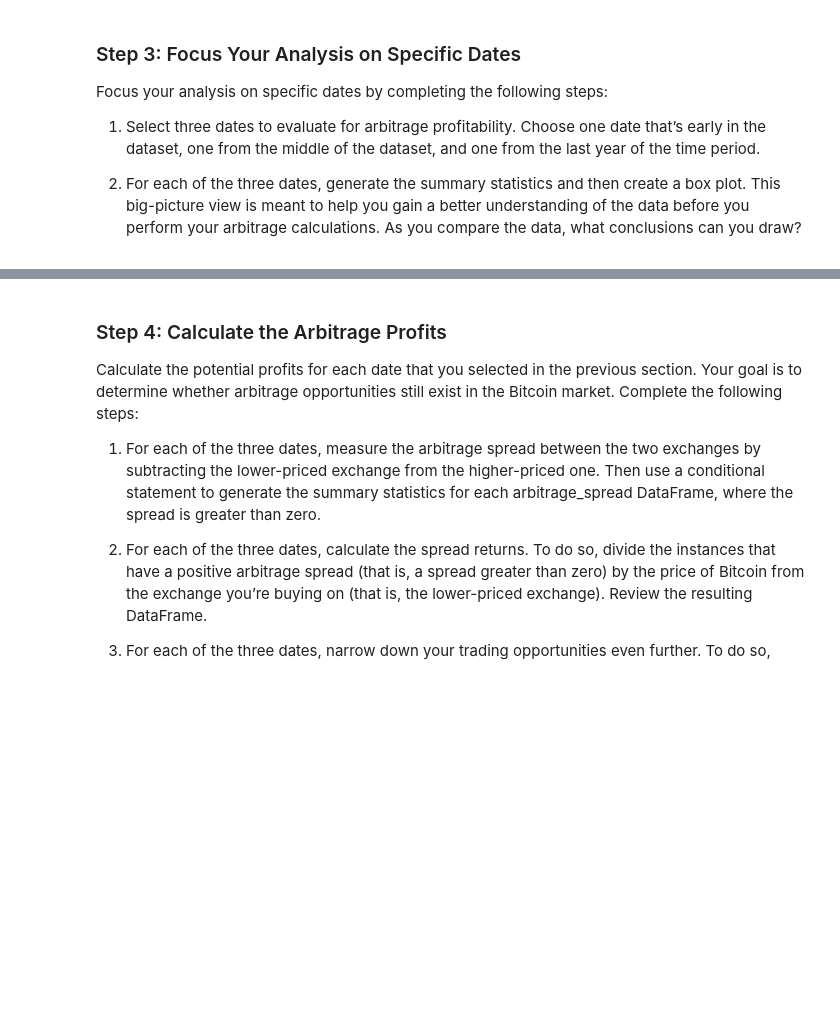
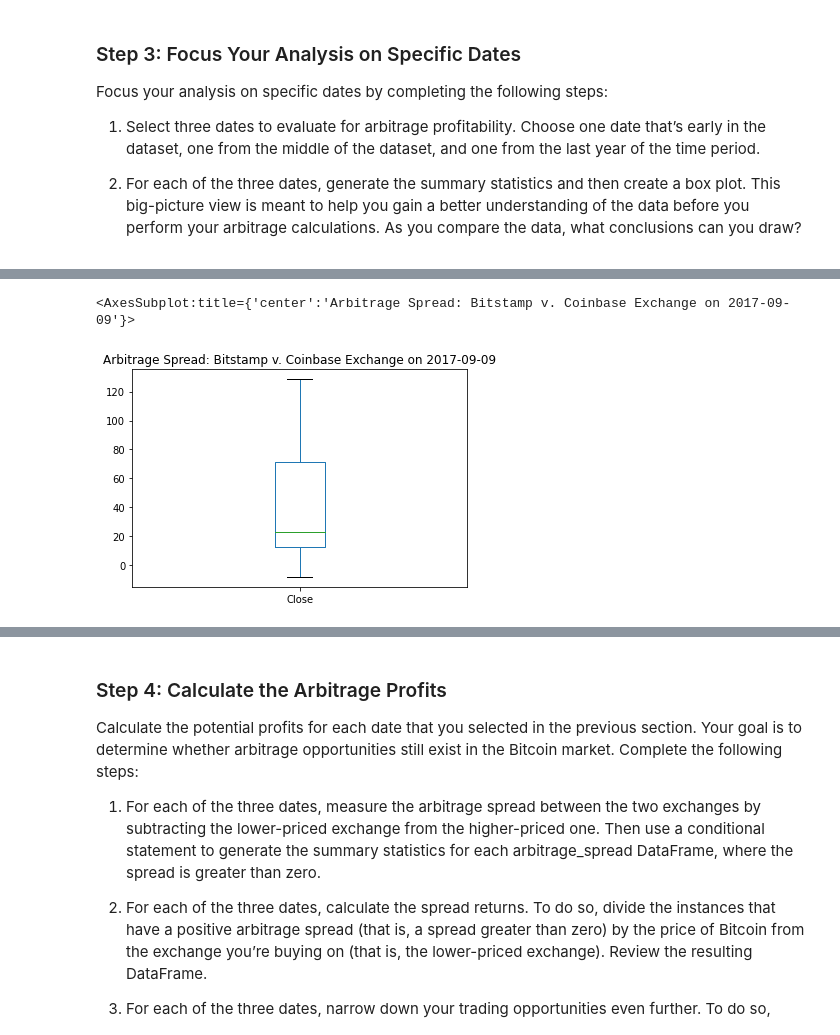
Before and after one commit to AbsurdSophist/Module_3_Challenge, a Jupyter notebook: crypto_arbitrage.ipynb, the cells around one changed output, grey strips where cells are left out. Drawn from its saved outputs; the diff is of its cells as text; code cells hidden in the pictures; blank space fills up the shorter version.

```diff
--- a/crypto_arbitrage.ipynb
+++ b/crypto_arbitrage.ipynb
@@ -376,7 +427,7 @@ SyntaxError: invalid syntax (<ipython-input-22-9c1f332784dd>, line 3)
 # %%
 # Using the date form the middle that you have selected, calculate the arbitrage spread
 # by subtracting the bitstamp lower closing prices from the coinbase higher closing prices
-arbitrage_spread_middle = # YOUR CODE HERE
+arbitrage_spread_middle = coinbase_sliced.loc['2017-09-09'] - bitstamp_sliced.loc['2017-09-09']
 
 # Generate summary statistics for the middle DataFrame
-# YOUR CODE HERE
+arbitrage_spread_middle.describe()
@@ -383,7 +444,12 @@ arbitrage_spread_middle = # YOUR CODE HERE
 # %%
 # Visualize the arbitrage spread from the middle of the dataset in a box plot
 # Be sure to include at least a title with your plot
-# YOUR CODE HERE
+arbitrage_spread_middle.plot.box(
+    title = 'Arbitrage Spread: Bitstamp v. Coinbase Exchange on 2017-09-09'
+)
+# %% [output]
+<AxesSubplot:title={'center':'Arbitrage Spread: Bitstamp v. Coinbase Exchange on 2017-09-09'}>
+[figure, added]
 # %%
 # Create an overlay plot that visualizes the two dataframes over a period of one day from late in the dataset
 # Be sure that the plots include the parameters `legend`, `figsize`, `title`, `color` and `label`
```
Also changed, not shown: parts of 8 cells of this notebook.
